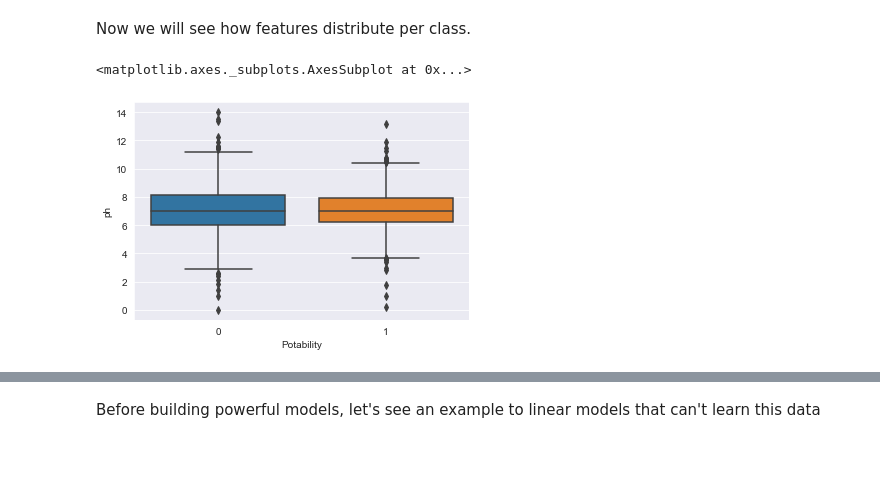
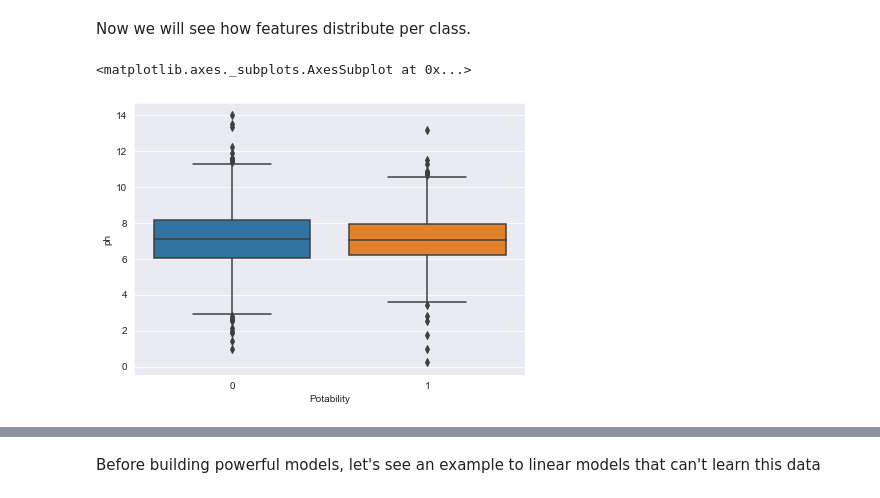
Before and after one commit to tolgarecep/water-quality, a Jupyter notebook: water_potability.ipynb, the cells around one changed output, grey strips where cells are left out. Saved outputs shown, nothing was run; the diff lists cells and outputs as text; code cells hidden in the pictures; blank space fills up the shorter version.

```diff
--- a/water_potability.ipynb
+++ b/water_potability.ipynb
@@ -95,7 +96,8 @@ Features have bad linear relationship with target, meaning that linear models wo
 # %% [markdown]
 Now we will see how features distribute per class.
 # %%
+plt.subplots(figsize=(7, 5))
 sns.boxplot(data=water, x='Potability', y='ph')
 # %% [output]
 <matplotlib.axes._subplots.AxesSubplot at 0x...>
-[figure, old version]
+[figure, new version]
```
Also changed, not shown: parts of 43 cells of this notebook.
